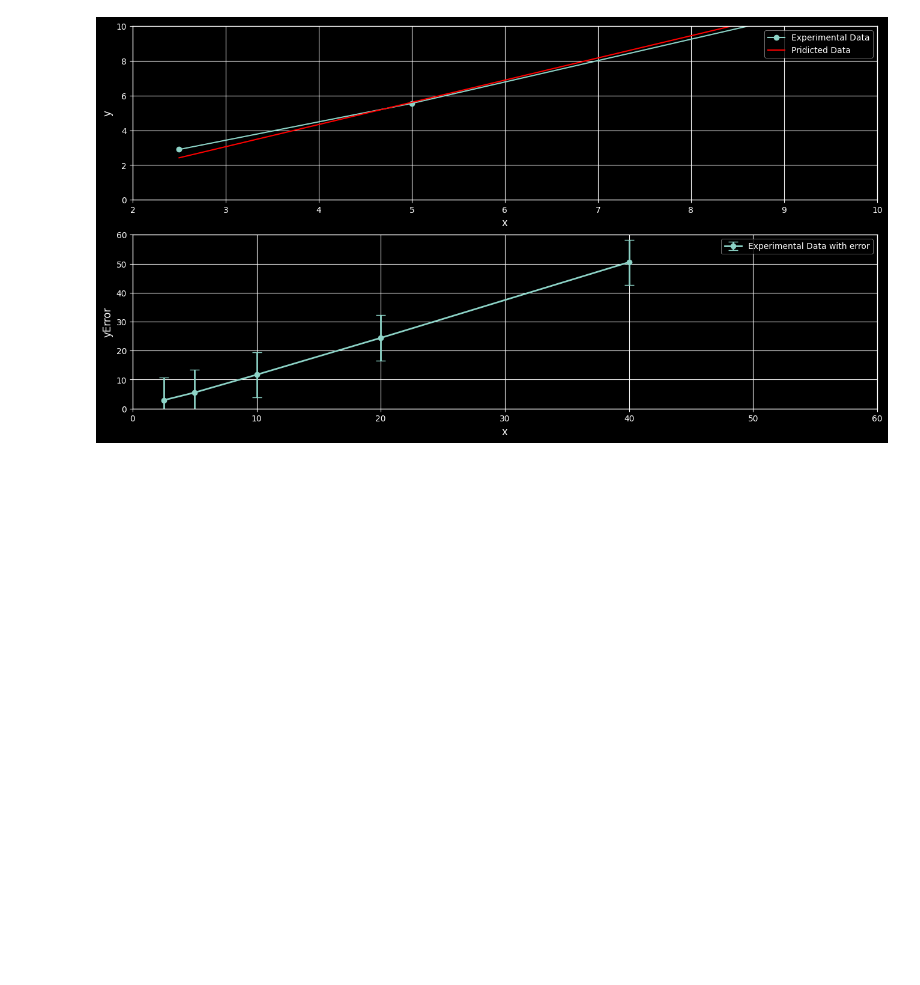
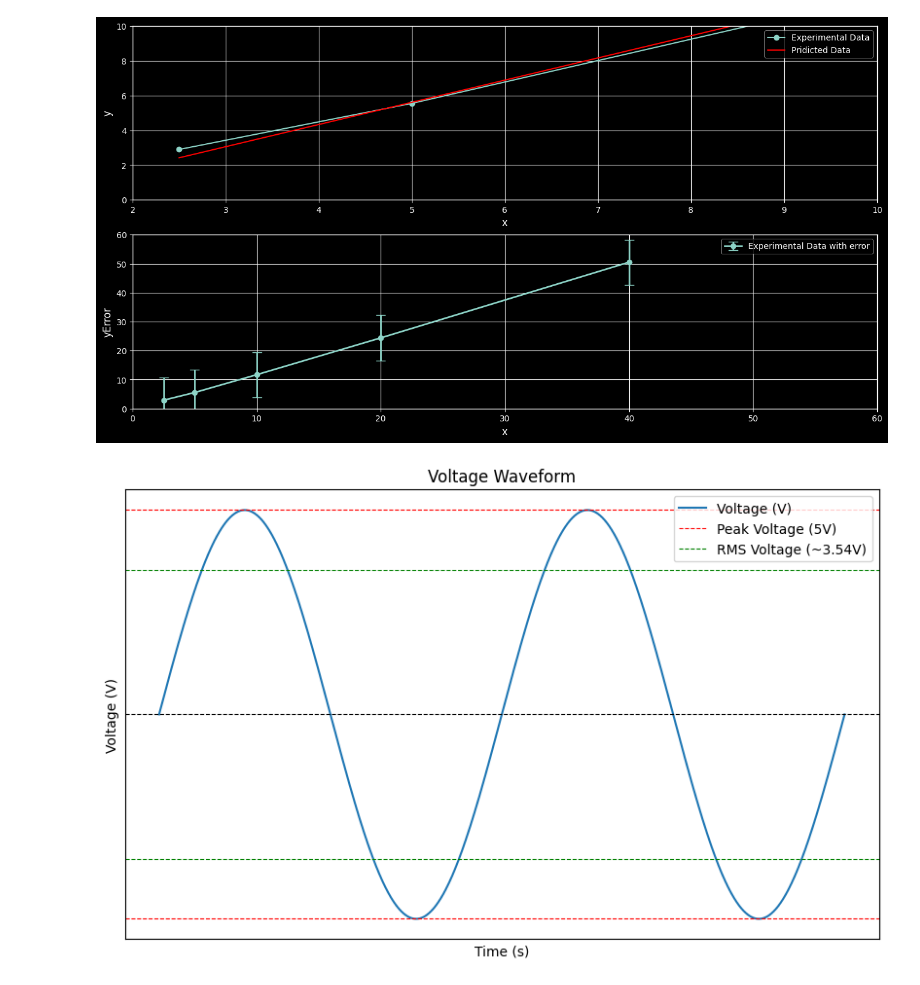
Before and after one commit to jsdhami/Python-For-Research, a Jupyter notebook: Matplotlib_Advanced.ipynb, the cells around one changed output. Cells and saved outputs as stored; diff of their text form; code cells hidden in the pictures; blank space fills up the shorter version.

```diff
--- a/Matplotlib_Advanced.ipynb
+++ b/Matplotlib_Advanced.ipynb
@@ -198,3 +198,33 @@ ax[1].set_xlim(0, 60)
 plt.show()
 # %% [output]
 [figure]
+# %%
+# Given data for the example
+frequency = 600  # Hz
+peak_voltage = 5  # Volts
+period = 1 / frequency  # seconds
+time = np.linspace(0, 2 * period, 1555)  # two cycles for better visualization
+
+# Calculate the waveform
+voltage = peak_voltage * np.sin(2 * np.pi * frequency * time)
+
+# Plot the waveform
+fig, ax = plt.subplots(figsize=(10, 6))
+ax.plot(time, voltage, label='Voltage (V)')
+
+ax.set_title('Voltage Waveform')
+ax.set_xlabel('Time (s)')
+ax.set_ylabel('Voltage (V)')
+ax.grid(True)
+ax.axhline(y=0, color='k', linestyle='--', linewidth=0.8)
+ax.axhline(y=peak_voltage, color='r', linestyle='--', linewidth=0.8, label='Peak Voltage (5V)')
+ax.axhline(y=-peak_voltage, color='r', linestyle='--', linewidth=0.8)
+ax.axhline(y=peak_voltage/np.sqrt(2), color='g', linestyle='--', linewidth=0.8, label='RMS Voltage (~3.54V)')
+ax.axhline(y=-peak_voltage/np.sqrt(2), color='g', linestyle='--', linewidth=0.8)
+ax.legend()
+ax.set_xticks([])
+ax.set_yticks([])
+
+plt.show()
+# %% [output]
+[figure, added]
```
